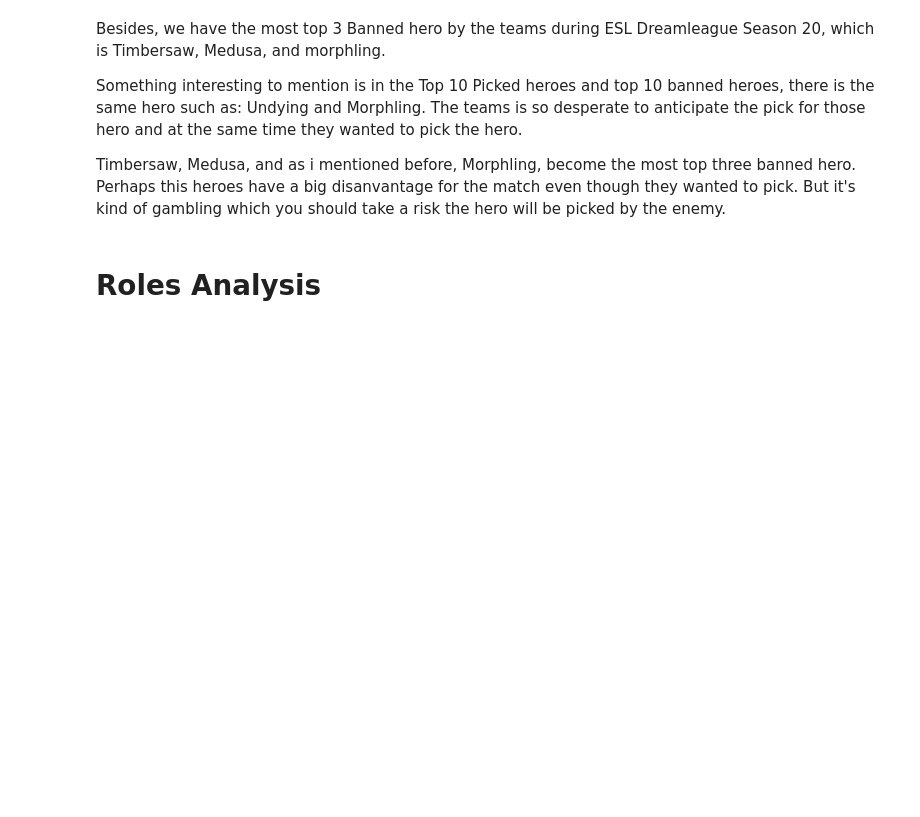
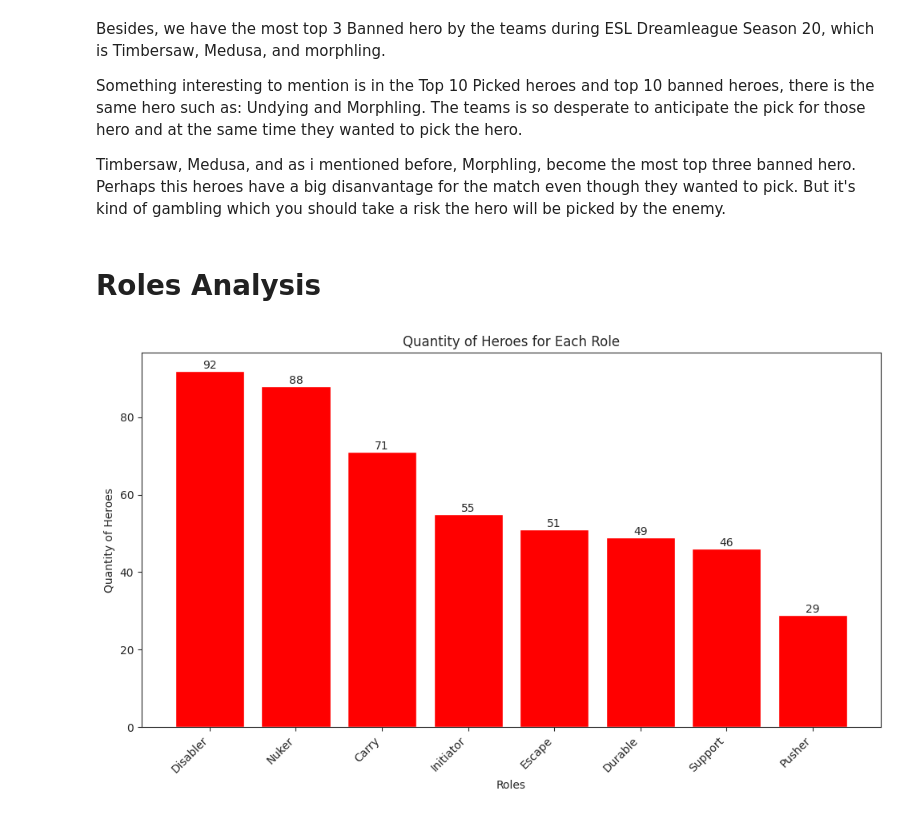
Before and after one commit to farisazizy/dota2-733e-meta-analysis, a Jupyter notebook: GG3_DA_GG3DAUP0032_MIDTERM_TEST_FILE_1.ipynb, the cells around one changed output. Drawn from its saved outputs; the diff is of its cells as text; code cells hidden in the pictures; blank space fills up the shorter version.

Commit message:
add roles analysis

```diff
--- a/GG3_DA_GG3DAUP0032_MIDTERM_TEST_FILE_1.ipynb
+++ b/GG3_DA_GG3DAUP0032_MIDTERM_TEST_FILE_1.ipynb
@@ -215,3 +215,27 @@ Something interesting to mention is in the Top 10 Picked heroes and top 10 banne
 Timbersaw, Medusa, and as i mentioned before, Morphling, become the most top three banned hero. Perhaps this heroes have a big disanvantage for the match even though they wanted to pick. But it's kind of gambling which you should take a risk the hero will be picked by the enemy.
 # %% [markdown]
 # Roles Analysis
+# %%
+# Group the data by "Roles" and calculate the count of heroes for each role
+heroes_per_role = roles_df.groupby('Roles')['Name'].nunique().reset_index()
+
+# Sort the data based on the count of heroes in descending order
+heroes_per_role = heroes_per_role.sort_values(by='Name', ascending=False)
+
+# Create a bar plot for the quantity of heroes per role
+plt.figure(figsize=(10, 6))
+bars = plt.bar(heroes_per_role['Roles'], heroes_per_role['Name'], color='#FF0000')
+plt.xlabel('Roles')
+plt.ylabel('Quantity of Heroes')
+plt.title('Quantity of Heroes for Each Role')
+plt.xticks(rotation=45, ha='right')
+
+for bar in bars:
+    height = bar.get_height()
+    plt.text(bar.get_x() + bar.get_width() / 2, height, str(int(height)),
+             ha='center', va='bottom', fontsize=10)
+
+plt.tight_layout()
+plt.show()
+# %% [output]
+[figure, added]
```
Also changed, not shown: parts of 7 cells of this notebook.
